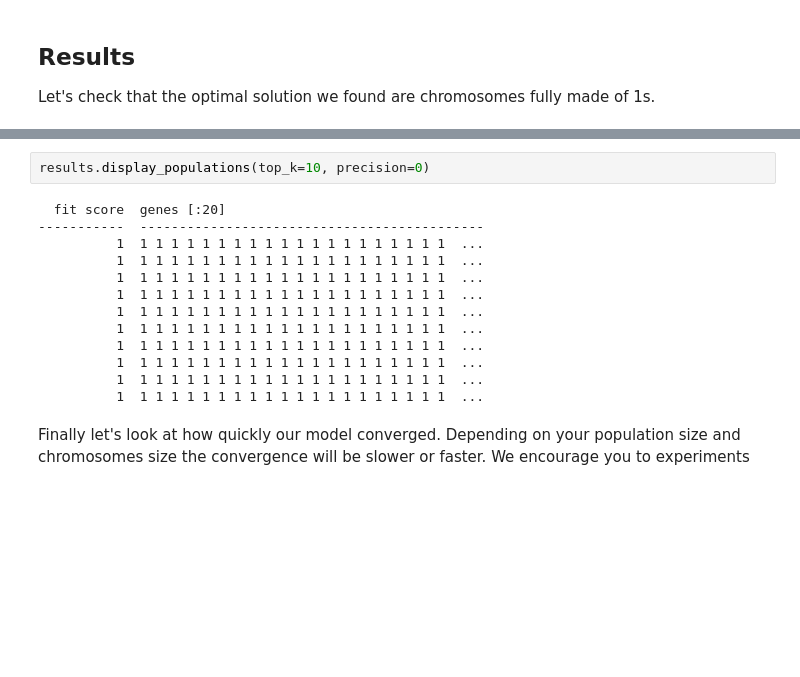
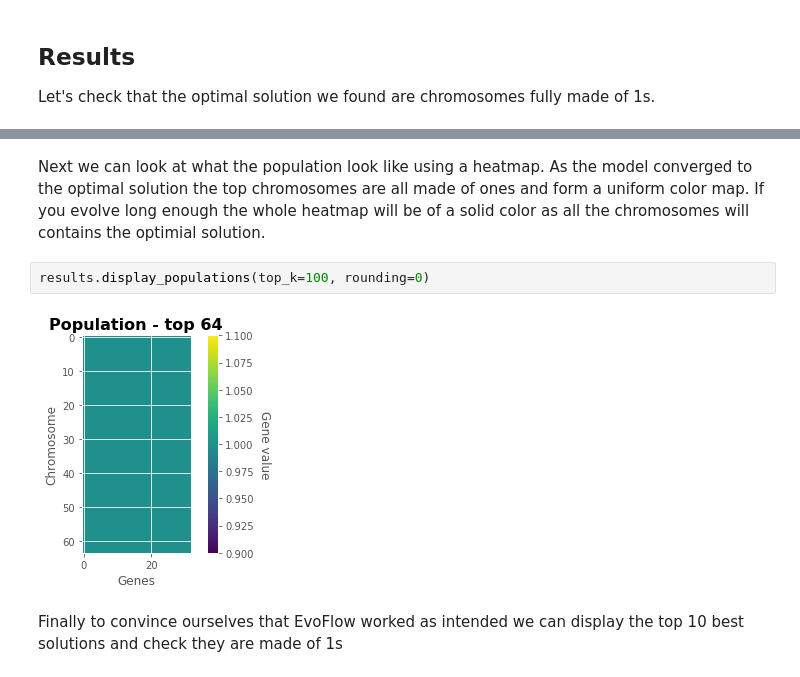
Before and after one commit to google-research/evoflow, a Jupyter notebook: notebooks/onemax.ipynb, the cells around one changed output, grey strips where cells are left out. Drawn from its saved outputs; the diff is of its cells as text; blank space fills up the shorter version.

```diff
--- a/notebooks/onemax.ipynb
+++ b/notebooks/onemax.ipynb
@@ -144,18 +152,9 @@ Let's check that the optimal solution we found are chromosomes fully made of 1s.
+# %% [markdown]
+Next we can look at what the population look like using a heatmap. As the model converged to the optimal solution the top chromosomes are all made of ones and form a uniform color map. If you evolve long enough the whole heatmap will be of a solid color as all the chromosomes will contains the optimial solution.
 # %%
-results.display_populations(top_k=10, precision=0)
+results.display_populations(top_k=100, rounding=0)
 # %% [output]
-  fit score  genes [:20]
------------  --------------------------------------------
-          1  1 1 1 1 1 1 1 1 1 1 1 1 1 1 1 1 1 1 1 1  ...
-          1  1 1 1 1 1 1 1 1 1 1 1 1 1 1 1 1 1 1 1 1  ...
-          1  1 1 1 1 1 1 1 1 1 1 1 1 1 1 1 1 1 1 1 1  ...
-          1  1 1 1 1 1 1 1 1 1 1 1 1 1 1 1 1 1 1 1 1  ...
-          1  1 1 1 1 1 1 1 1 1 1 1 1 1 1 1 1 1 1 1 1  ...
-          1  1 1 1 1 1 1 1 1 1 1 1 1 1 1 1 1 1 1 1 1  ...
-          1  1 1 1 1 1 1 1 1 1 1 1 1 1 1 1 1 1 1 1 1  ...
-          1  1 1 1 1 1 1 1 1 1 1 1 1 1 1 1 1 1 1 1 1  ...
-          1  1 1 1 1 1 1 1 1 1 1 1 1 1 1 1 1 1 1 1 1  ...
-          1  1 1 1 1 1 1 1 1 1 1 1 1 1 1 1 1 1 1 1 1  ...
+[figure, added]
-# %% [markdown]
-Finally let's look at how quickly our model converged. Depending on  your population size and chromosomes size the convergence will be slower or faster. We encourage you to experiments
+# %% [markdown]
+Finally to convince ourselves that EvoFlow worked as intended we can display the top 10 best solutions and check they are made of 1s
 # %%
```
Also changed, not shown: parts of 9 cells of this notebook, 1 other file.
